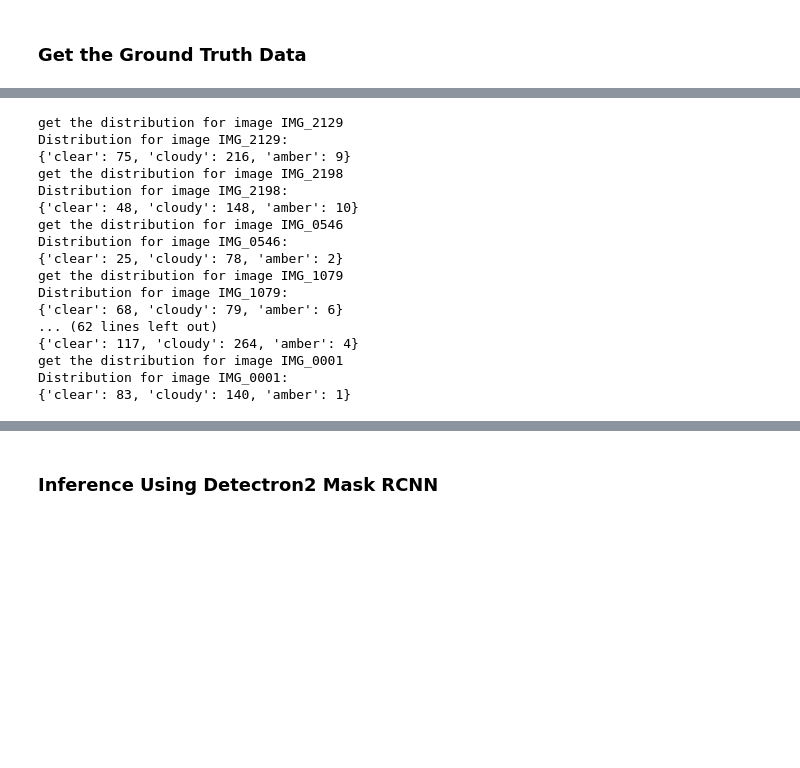
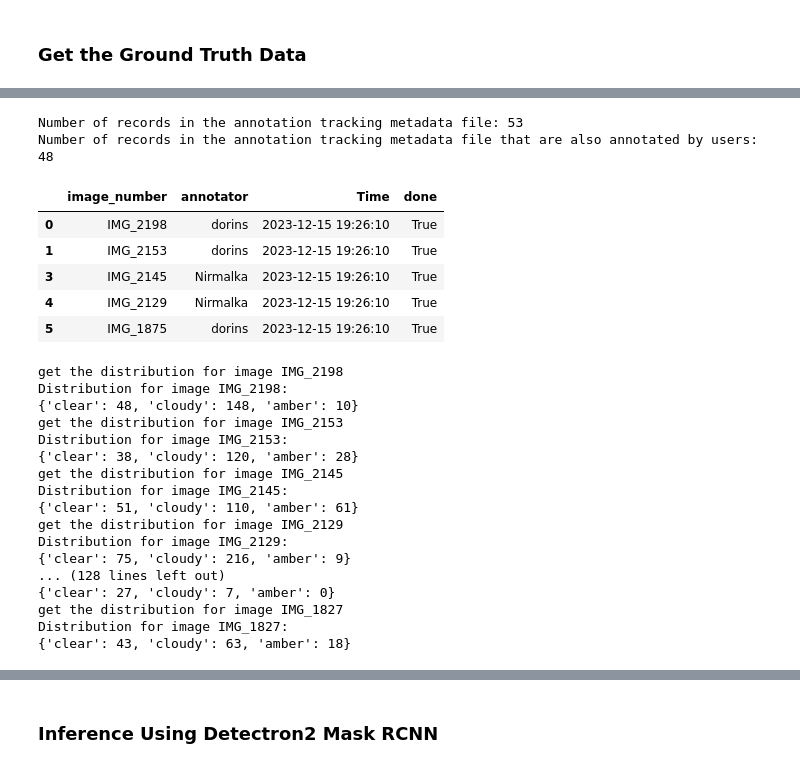
Before and after one commit to elorberb/thesis, a Jupyter notebook: src/segmentation/evaluation/compare_models_trichome_dist_prediction.ipynb, the cells around one changed output, grey strips where cells are left out. Drawn from its saved outputs; the diff is of its cells as text; code cells hidden in the pictures; blank space fills up the shorter version.

```diff
--- a/src/segmentation/evaluation/compare_models_trichome_dist_prediction.ipynb
+++ b/src/segmentation/evaluation/compare_models_trichome_dist_prediction.ipynb
@@ -9,30 +21,55 @@ with open('/home/etaylor/code_projects/thesis/metadata/images_annotated.pkl', 'r
+# %%
+
+# Get the ground truth from the annotated metadata csv
+annotation_tracking_df = pd.read_csv(config.ANNOTATIONS_TRACKING_METADATA_FILE)
+
+# filter all records where done column is True
+annotation_tracking_df = annotation_tracking_df[annotation_tracking_df.done == True]
+print(f"Number of records in the annotation tracking metadata file: {len(annotation_tracking_df)}")
+
+# convert Time column to datetime from strtime
+annotation_tracking_df['Time'] = pd.to_datetime(annotation_tracking_df['Time'], format='%d-%m-%Y_%H-%M-%S')
+
+# filter all records that the image_number are in users_annotated_df or the Time is past 2024
+annotation_working_df = annotation_tracking_df[annotation_tracking_df.image_number.isin(users_annotated_df.image_number) | (annotation_tracking_df.Time > '2024-01-01')]
+print(f"Number of records in the annotation tracking metadata file that are also annotated by users: {len(annotation_working_df)}")
+annotation_working_df.head()
+# %% [output]
+Number of records in the annotation tracking metadata file: 53
+Number of records in the annotation tracking metadata file that are also annotated by users: 48
+|  | image_number | annotator | Time | done |
+| 0 | IMG_2198 | dorins | 2023-12-15 19:26:10 | True |
+| 1 | IMG_2153 | dorins | 2023-12-15 19:26:10 | True |
+| 3 | IMG_2145 | Nirmalka | 2023-12-15 19:26:10 | True |
+| 4 | IMG_2129 | Nirmalka | 2023-12-15 19:26:10 | True |
+| 5 | IMG_1875 | dorins | 2023-12-15 19:26:10 | True |
 # %%
 from src.annotation_handling.segmentsai_handler import SegmentsAIHandler
 
 segments_handler = SegmentsAIHandler()
 ground_truth_trichome_distribution = {}
 # get the trichome distribution for each annotated image dataset
-for image_number in annotated_data:
+for image_number in annotation_working_df.image_number:
     print(f"get the distribution for image {image_number}")
     trichome_distribution = segments_handler.get_trichome_distribution(image_number)
     ground_truth_trichome_distribution[image_number] = trichome_distribution
     print(f"Distribution for image {image_number}: \n{trichome_distribution}")
 # %% [output]
+get the distribution for image IMG_2198
+Distribution for image IMG_2198:
+{'clear': 48, 'cloudy': 148, 'amber': 10}
+get the distribution for image IMG_2153
+Distribution for image IMG_2153:
+{'clear': 38, 'cloudy': 120, 'amber': 28}
+get the distribution for image IMG_2145
+Distribution for image IMG_2145:
+{'clear': 51, 'cloudy': 110, 'amber': 61}
 get the distribution for image IMG_2129
 Distribution for image IMG_2129:
 {'clear': 75, 'cloudy': 216, 'amber': 9}
-get the distribution for image IMG_2198
-Distribution for image IMG_2198:
-{'clear': 48, 'cloudy': 148, 'amber': 10}
-get the distribution for image IMG_0546
-Distribution for image IMG_0546:
-{'clear': 25, 'cloudy': 78, 'amber': 2}
-get the distribution for image IMG_1079
-Distribution for image IMG_1079:
-{'clear': 68, 'cloudy': 79, 'amber': 6}
-... (62 lines left out)
-{'clear': 117, 'cloudy': 264, 'amber': 4}
-get the distribution for image IMG_0001
-Distribution for image IMG_0001:
-{'clear': 83, 'cloudy': 140, 'amber': 1}
+... (128 lines left out)
+{'clear': 27, 'cloudy': 7, 'amber': 0}
+get the distribution for image IMG_1827
+Distribution for image IMG_1827:
+{'clear': 43, 'cloudy': 63, 'amber': 18}
 # %%
```
Also changed, not shown: parts of 5 cells of this notebook, 7 other files.
